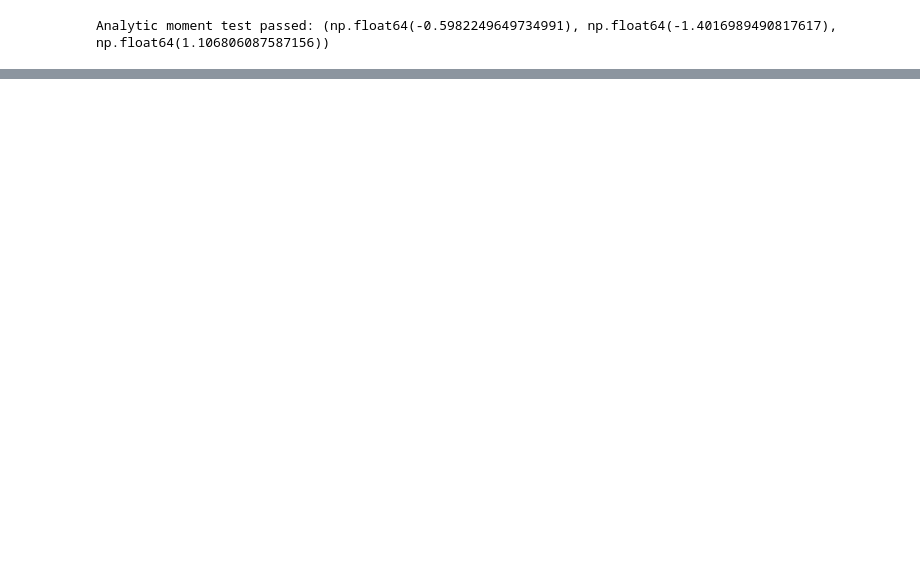
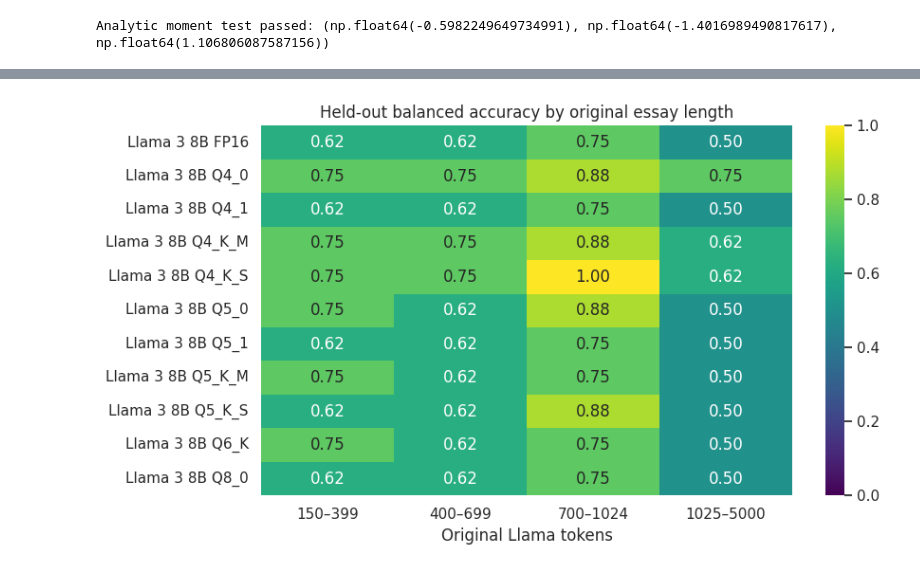
Before and after one commit to papo1011/DetectLlama, a Jupyter notebook: notebooks/benchmark.ipynb, the cells around one changed output, grey strips where cells are left out. Saved outputs shown, nothing was run; the diff lists cells and outputs as text; code cells hidden in the pictures; blank space fills up the shorter version.

```diff
--- a/notebooks/benchmark.ipynb
+++ b/notebooks/benchmark.ipynb
@@ -584,7 +762,7 @@ def accumulate_token_moments(logits, labels, block_rows=LOGIT_BLOCK_ROWS):
     for start in range(0, len(labels), block_rows):
         stop = min(len(labels), start + block_rows)
         block = np.asarray(logits[start:stop], dtype=MOMENT_DTYPE)
-        if not FAST_MODE and not np.isfinite(block).all():
+        if not np.isfinite(block).all():
             raise FloatingPointError("Non-finite logits")
 
         row_max = block.max(axis=1, keepdims=True)
@@ -669,6 +847,7 @@ class FastDetectScorer:
         variance_sum = 0.0
         target_start = 1
         windows = 0
+        scored_token_total = 0
 
         while target_start < len(tokens):
             first_window = target_start == 1
@@ -688,6 +867,8 @@ class FastDetectScorer:
             if prefix_tokens:
                 window_tokens.append(bos_token)
             window_tokens.extend(tokens[context_start:window_end])
+            if len(window_tokens) > context_length:
+                raise RuntimeError("A scoring window exceeds context_length")
 
             local_target_start = (
                 1
@@ -709,7 +890,15 @@ class FastDetectScorer:
 
             target_start = window_end
             windows += 1
+            scored_token_total += scored_tokens
 
+        if scored_token_total != len(tokens) - 1:
+            raise RuntimeError(
+                f"Incomplete token coverage: scored {scored_token_total} of "
+                f"{len(tokens) - 1} target tokens"
+            )
+        if len(tokens) > context_length and windows < 2:
+            raise RuntimeError("Longer-than-context text was not windowed")
         if not np.isfinite(variance_sum) or variance_sum <= 1e-9:
             raise FloatingPointError("Discrepancy variance is zero or non-finite")
         score = (observed_sum - expected_sum) / math.sqrt(variance_sum)
@@ -719,6 +908,8 @@ class FastDetectScorer:
         return {
             "score": float(score),
             "token_count": len(tokens) - 1,
+            "scored_token_count": scored_token_total,
+            "complete_coverage": True,
             "windows": windows,
             "context_overlap": overlap if windows > 1 else 0,
             "elapsed_seconds": time.perf_counter() - started,
@@ -1711,0 +1606,73 @@ ZIP archive: /content/detectllama_results.zip
+# %%
+baseline_eval = (
+    scores[
+        (scores.partition == "evaluation")
+        & (scores.context_length == BASELINE_CONTEXT)
+    ]
+    .dropna(subset=["score", "original_token_count"])
+    .merge(baseline_thresholds, on="model_id", how="left")
+)
+baseline_eval["prediction"] = (
+    baseline_eval.score >= baseline_eval.baseline_threshold
+).astype(int)
+baseline_eval["correct"] = (baseline_eval.prediction == baseline_eval.label).astype(int)
+
+length_labels = [band_label for band_label, _, _ in TOKEN_LENGTH_BANDS]
+baseline_eval["length_band"] = pd.Categorical(
+    baseline_eval.length_band,
+    categories=length_labels,
+    ordered=True,
+)
+
+
+def grouped_classification_metrics(group):
+    labels = group.label.to_numpy()
+    prediction = group.prediction.to_numpy()
+    return pd.Series(
+        {
+            "n": len(group),
+            "human_n": int((labels == 0).sum()),
+            "ai_n": int((labels == 1).sum()),
+            "accuracy": accuracy_score(labels, prediction),
+            "balanced_accuracy": (
+                balanced_accuracy_score(labels, prediction)
+                if len(np.unique(labels)) == 2
+                else np.nan
+            ),
+        }
+    )
+
+
+length_metrics = (
+    baseline_eval.groupby(
+        ["model_id", "family", "precision", "model_label", "length_band"],
+        observed=True,
+    )
+    [["label", "prediction"]]
+    .apply(grouped_classification_metrics)
+    .reset_index()
+)
+display(length_metrics)
+
+length_pivot = length_metrics.pivot(
+    index="model_label",
+    columns="length_band",
+    values="balanced_accuracy",
+)
+fig, ax = plt.subplots(figsize=(9, max(5, 0.36 * len(length_pivot))))
+sns.heatmap(
+    length_pivot,
+    annot=True,
+    fmt=".2f",
+    vmin=0,
+    vmax=1,
+    cmap="viridis",
+    ax=ax,
+)
+ax.set_title("Held-out balanced accuracy by original essay length")
+ax.set_xlabel("Original Llama tokens")
+ax.set_ylabel("")
+plt.tight_layout()
+plt.savefig(OUTPUT_DIR / "accuracy_by_text_length.png", dpi=160, bbox_inches="tight")
+plt.show()
+# %% [output]
@@ -1711,0 +1696 @@ ZIP archive: /content/detectllama_results.zip
+[figure, added]
```
Also changed, not shown: parts of 31 cells of this notebook.
